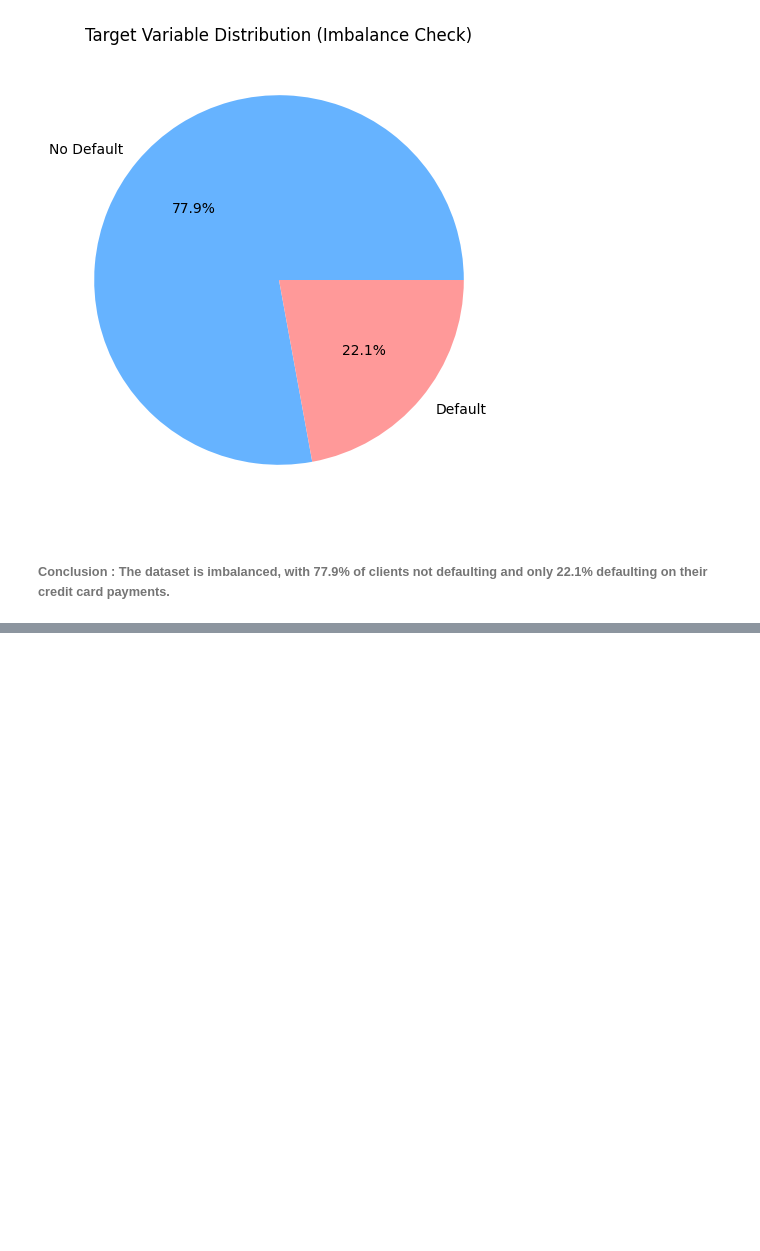
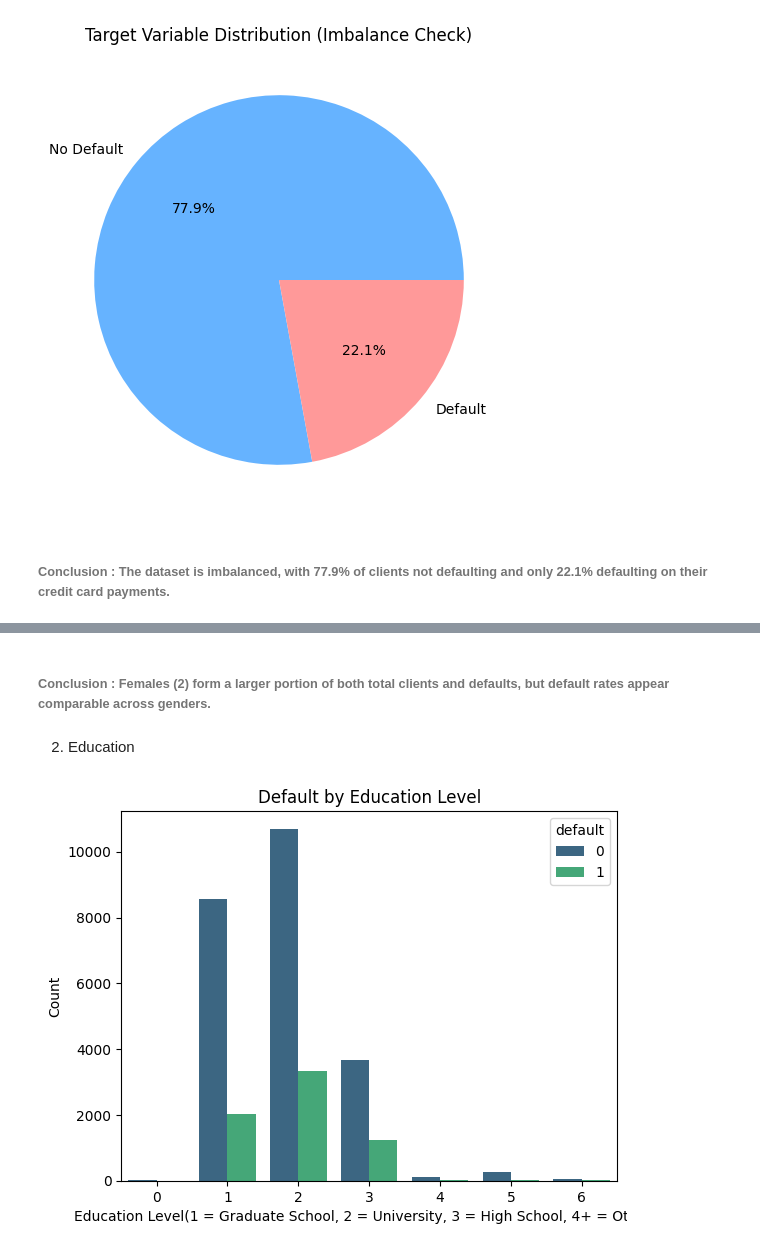
Before and after one commit to sonakshiprojects/CreditEDAproject, a Jupyter notebook: eda.ipynb, the cells around one changed output, grey strips where cells are left out. Drawn from its saved outputs; the diff is of its cells as text; code cells hidden in the pictures; blank space fills up the shorter version.

```diff
--- a/eda.ipynb
+++ b/eda.ipynb
@@ -149,0 +199,12 @@ Name: count, dtype: int64
+# %% [markdown]
+###### Conclusion : Females (2) form a larger portion of both total clients and defaults, but default rates appear comparable across genders.
+# %% [markdown]
+2. Education
+# %%
+sns.countplot(data=df, x='EDUCATION', hue='default', palette='viridis')
+plt.title('Default by Education Level')
+plt.xlabel('Education Level(1 = Graduate School, 2 = University, 3 = High School, 4+ = Others)')
+plt.ylabel('Count')
+plt.show()
+# %% [output]
+[figure, added]
```
Also changed, not shown: parts of 45 cells of this notebook.
